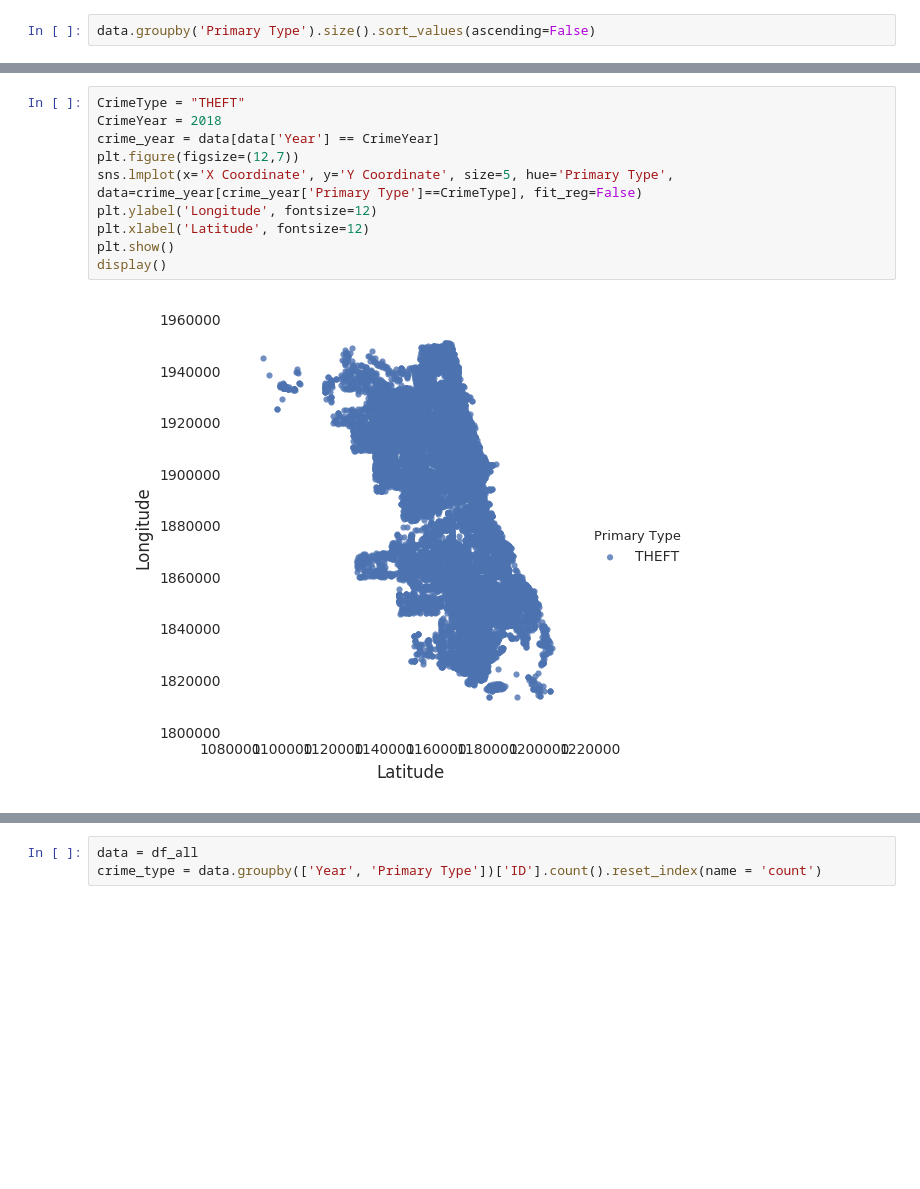
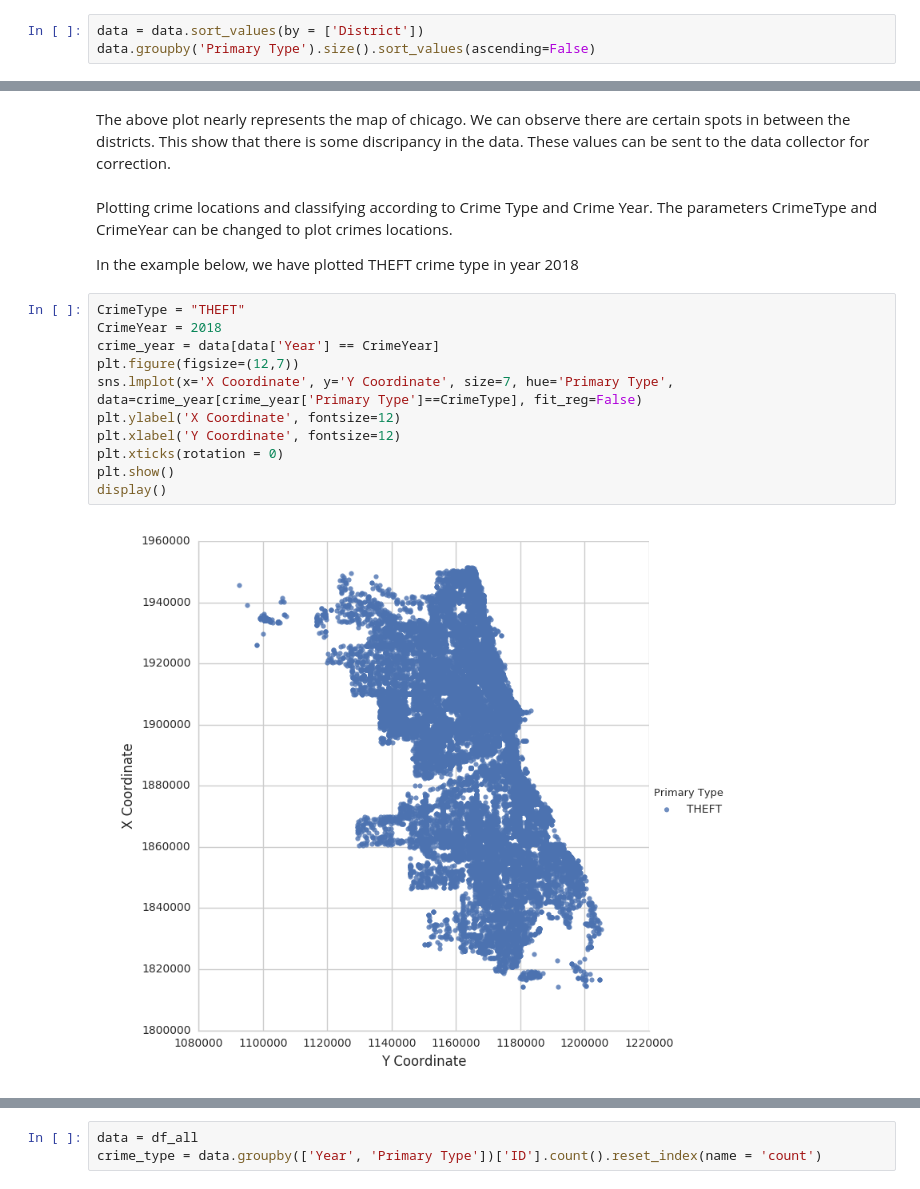
Before and after one commit to AkshayGavandi/Crime-Analytics, a Jupyter notebook: crime visualization.ipynb, the cells around one changed output, grey strips where cells are left out. Cells and saved outputs as stored; diff of their text form; blank space fills up the shorter version.

```diff
--- a/crime visualization.ipynb
+++ b/crime visualization.ipynb
@@ -51,6 +155,7 @@ data.index = pd.DatetimeIndex(data.Date)
 # %% [output]
 [interactive output not drawn]
 # %%
+data = data.sort_values(by = ['District'])
 data.groupby('Primary Type').size().sort_values(ascending=False)
 # %% [output]
 [interactive output not drawn]
@@ -73,12 +178,19 @@ display()
+# %% [markdown]
+The above plot nearly represents the map of chicago. We can observe there are certain spots in between the districts. This show that there is some discripancy in the data. These values can be sent to the data collector for correction.
+# %% [markdown]
+Plotting crime locations and classifying according to Crime Type and Crime Year. The parameters CrimeType and CrimeYear can be changed to plot crimes locations.
+
+In the example below, we have plotted THEFT crime type in year 2018
 # %%
 CrimeType = "THEFT"
 CrimeYear = 2018
 crime_year = data[data['Year'] == CrimeYear]
 plt.figure(figsize=(12,7))
-sns.lmplot(x='X Coordinate', y='Y Coordinate', size=5, hue='Primary Type', data=crime_year[crime_year['Primary Type']==CrimeType], fit_reg=False)
-plt.ylabel('Longitude', fontsize=12)
-plt.xlabel('Latitude', fontsize=12)
+sns.lmplot(x='X Coordinate', y='Y Coordinate', size=7, hue='Primary Type', data=crime_year[crime_year['Primary Type']==CrimeType], fit_reg=False)
+plt.ylabel('X Coordinate', fontsize=12)
+plt.xlabel('Y Coordinate', fontsize=12)
+plt.xticks(rotation = 0)
 plt.show()
 display()
 # %% [output]
-[figure, old version]
+[figure, new version]
```
Also changed, not shown: parts of 41 cells of this notebook.
